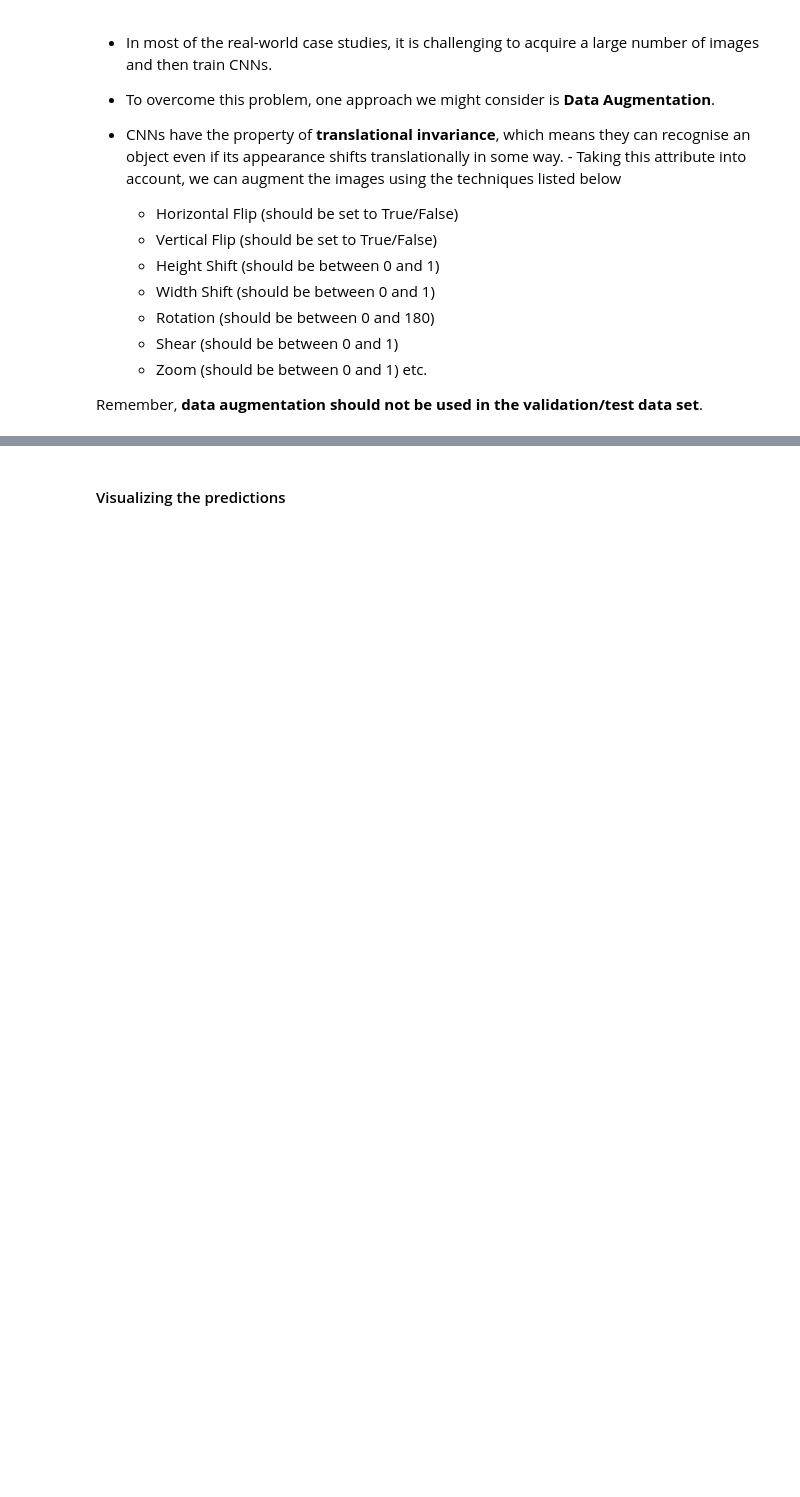
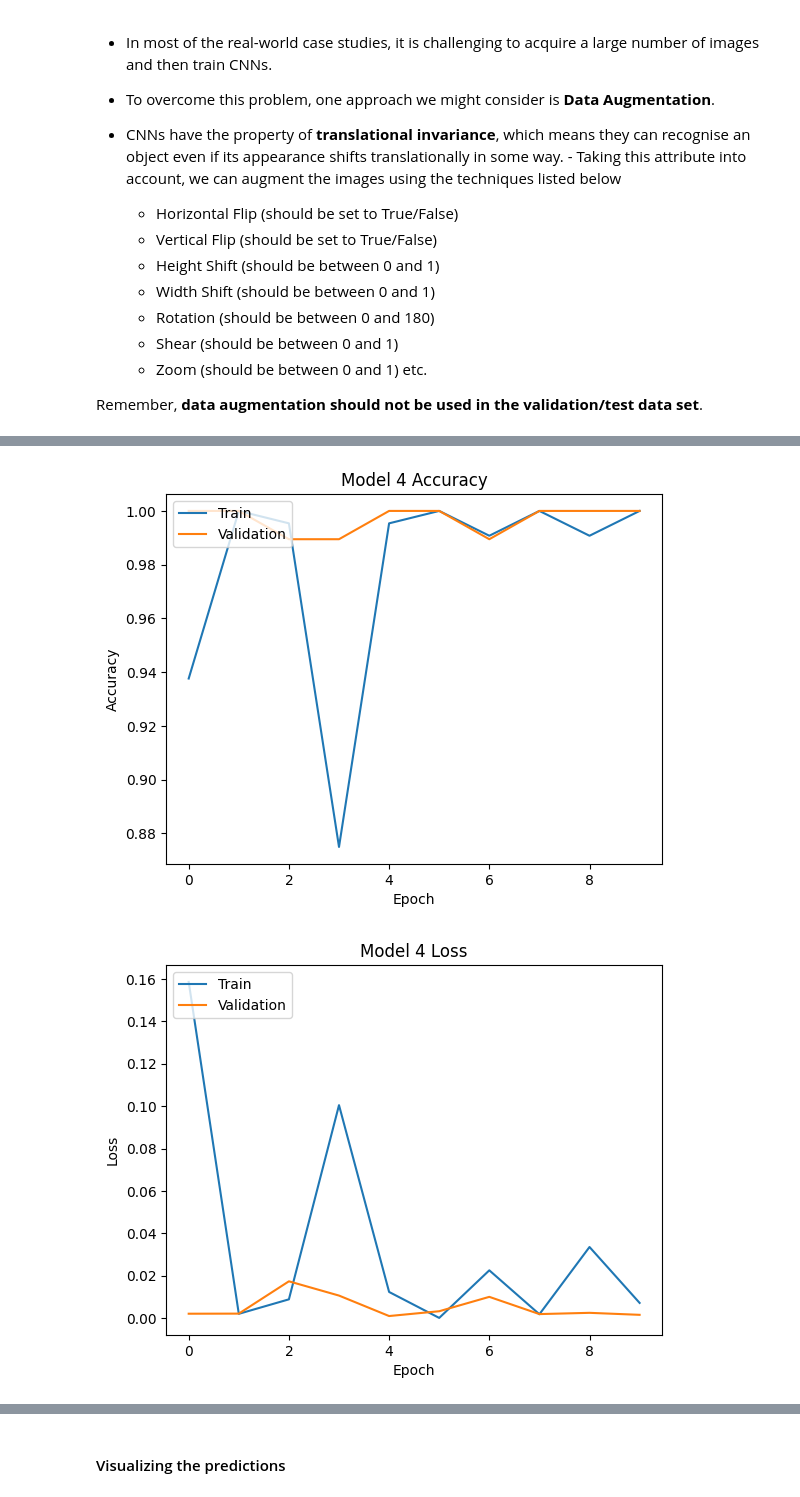
Before and after one commit to shashanksharma83/zmPDSwR, a Jupyter notebook: HelmNet_Low_Code_1.ipynb, the cells around one changed output, grey strips where cells are left out. Drawn from its saved outputs; the diff is of its cells as text; code cells hidden in the pictures; blank space fills up the shorter version.

```diff
--- a/HelmNet_Low_Code_1.ipynb
+++ b/HelmNet_Low_Code_1.ipynb
@@ -780,16 +834,16 @@ model_4.add(vgg_model)
 model_4.add(Flatten())
 
 #Adding the Feed Forward neural network
-model_4.add(Dense(_____,activation='_____')) #Complete the code to define the number of neurons and the activation function
-model_4.add(Dropout(rate=_____)) #Complete the code to define the dropout rate
-model_4.add(Dense(_____,activation='_____')) #Complete the code to define the number of neurons and the activation function
+model_4.add(Dense(256,activation='relu')) #Complete the code to define the number of neurons and the activation function
+model_4.add(Dropout(rate=0.4)) #Complete the code to define the dropout rate
+model_4.add(Dense(32,activation='relu')) #Complete the code to define the number of neurons and the activation function
 
 # Adding a dense output layer
-model_4.add(Dense(_____, activation='_____')) #Complete the code to define the number of neurons in the output layer and the actiavtion function
+model_4.add(Dense(1, activation='sigmoid')) #Complete the code to define the number of neurons in the output layer and the actiavtion function
 # %%
-opt=Adam(learning_rate=_____)
+opt=Adam(learning_rate=0.001) #Complete the code to define the learning rate
 # Compile model
-model_4.compile(optimizer=opt,   loss=keras.losses.BinaryCrossentropy(), metrics=["_____"]) #Complete the code to define the metrics
+model_4.compile(optimizer=opt,   loss=keras.losses.BinaryCrossentropy(), metrics=["accuracy"]) #Complete the code to define the metrics
 # %%
 # Generating the summary of the model
 model_4.summary()
@@ -796,12 +870,15 @@ model_4.summary()
 # %%
 # Applying data augmentation
 train_datagen = ImageDataGenerator(
-                              rotation_range=_____, #Complete the code to define the range for rotation
-                              fill_mode='nearest',width_shift_range=_____,height_shift_range=_____,shear_range=_____,zoom_range=_____
+                              rotation_range=20, #Complete the code to define the range for rotation
+                              fill_mode='nearest',width_shift_range=0.2,height_shift_range=0.2,shear_range=0.2,zoom_range=0.2
                               ) #Complete the code to define the parameters for the data augmentation
 # %%
+batch_size = 8 #Complete the code to define the batch size
+epochs = 10 #Complete the code to define the number of epochs
+
 history_4 = model_4.fit(train_datagen.flow(X_train_normalized,y_train,
-                                       batch_size=_____, #Complete the code to define the batch size
+                                       batch_size=batch_size, #Complete the code to define the batch size
                                        seed=42,
                                        shuffle=False),
                     epochs=epochs,
@@ -811,11 +909,22 @@ history_4 = model_4.fit(train_datagen.flow(X_train_normalized,y_train,
 # %%
-plt.plot(history_2.history['_____']) #Complete the code to plot the train metrics
-plt.plot(history_2.history['_____']) #Complete the code to plot the validation data metrics
-plt.title('_____') #Complete the code to define the title for the plot
-plt.ylabel('_____') #Complete the code to define the label for the y-axis
-plt.xlabel('_____') #Complete the code to define the label for the x-axis
+plt.plot(history_4.history['accuracy']) #Complete the code to plot the train metrics
+plt.plot(history_4.history['val_accuracy']) #Complete the code to plot the validation data metrics
+plt.title('Model 4 Accuracy') #Complete the code to define the title for the plot
+plt.ylabel('Accuracy') #Complete the code to define the label for the y-axis
+plt.xlabel('Epoch') #Complete the code to define the label for the x-axis
 plt.legend(['Train', 'Validation'], loc='upper left')
 plt.show()
+
+plt.plot(history_4.history['loss']) #Complete the code to plot the train metrics
+plt.plot(history_4.history['val_loss']) #Complete the code to define the validation data metrics
+plt.title('Model 4 Loss') #Complete the code to define the title for the plot
+plt.ylabel('Loss') #Complete the code to define the label for the y-axis
+plt.xlabel('Epoch') #Complete the code to define the label for the x-axis
+plt.legend(['Train', 'Validation'], loc='upper left')
+plt.show()
+# %% [output]
+[figure, added]
+[figure, added]
 # %%
 model_4_train_perf = model_performance_classification(model_4, X_train_normalized,y_train)
 
```
Also changed, not shown: parts of 22 cells of this notebook.
